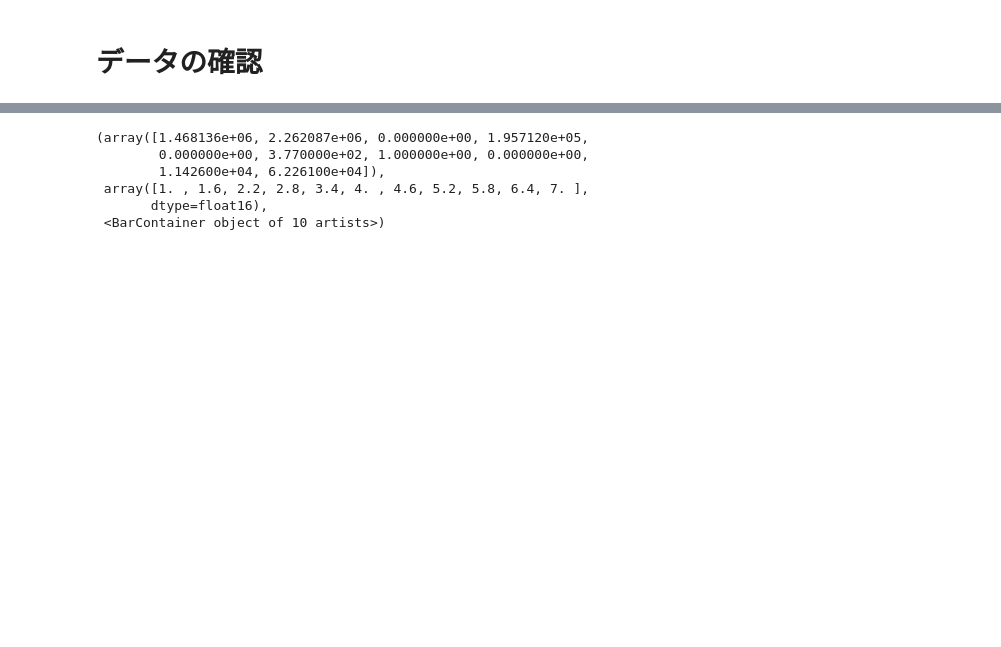
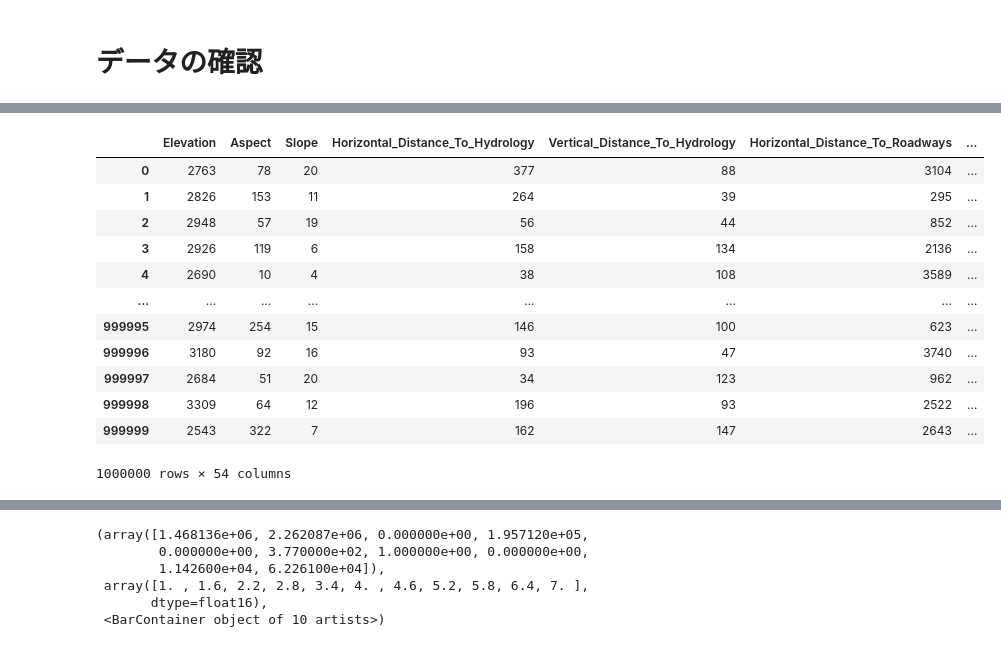
Before and after one commit to rrrrind/kaggle, a Jupyter notebook: workspace/Tabular_Playground_Series_Dec_2021/main.ipynb, the cells around one changed output, grey strips where cells are left out. Drawn from its saved outputs; the diff is of its cells as text; code cells hidden in the pictures; blank space fills up the shorter version.

```diff
--- a/workspace/Tabular_Playground_Series_Dec_2021/main.ipynb
+++ b/workspace/Tabular_Playground_Series_Dec_2021/main.ipynb
@@ -40,0 +64,16 @@ train_data
+# %%
+test_data
+# %% [output]
+|  | Elevation | Aspect | Slope | Horizontal_Distance_To_Hydrology | Vertical_Distance_To_Hydrology | Horizontal_Distance_To_Roadways | ... |
+| 0 | 2763 | 78 | 20 | 377 | 88 | 3104 | ... |
+| 1 | 2826 | 153 | 11 | 264 | 39 | 295 | ... |
+| 2 | 2948 | 57 | 19 | 56 | 44 | 852 | ... |
+| 3 | 2926 | 119 | 6 | 158 | 134 | 2136 | ... |
+| 4 | 2690 | 10 | 4 | 38 | 108 | 3589 | ... |
+| ... | ... | ... | ... | ... | ... | ... | ... |
+| 999995 | 2974 | 254 | 15 | 146 | 100 | 623 | ... |
+| 999996 | 3180 | 92 | 16 | 93 | 47 | 3740 | ... |
+| 999997 | 2684 | 51 | 20 | 34 | 123 | 962 | ... |
+| 999998 | 3309 | 64 | 12 | 196 | 93 | 2522 | ... |
+| 999999 | 2543 | 322 | 7 | 162 | 147 | 2643 | ... |
+1000000 rows × 54 columns
```
Also changed, not shown: parts of 18 cells of this notebook.
